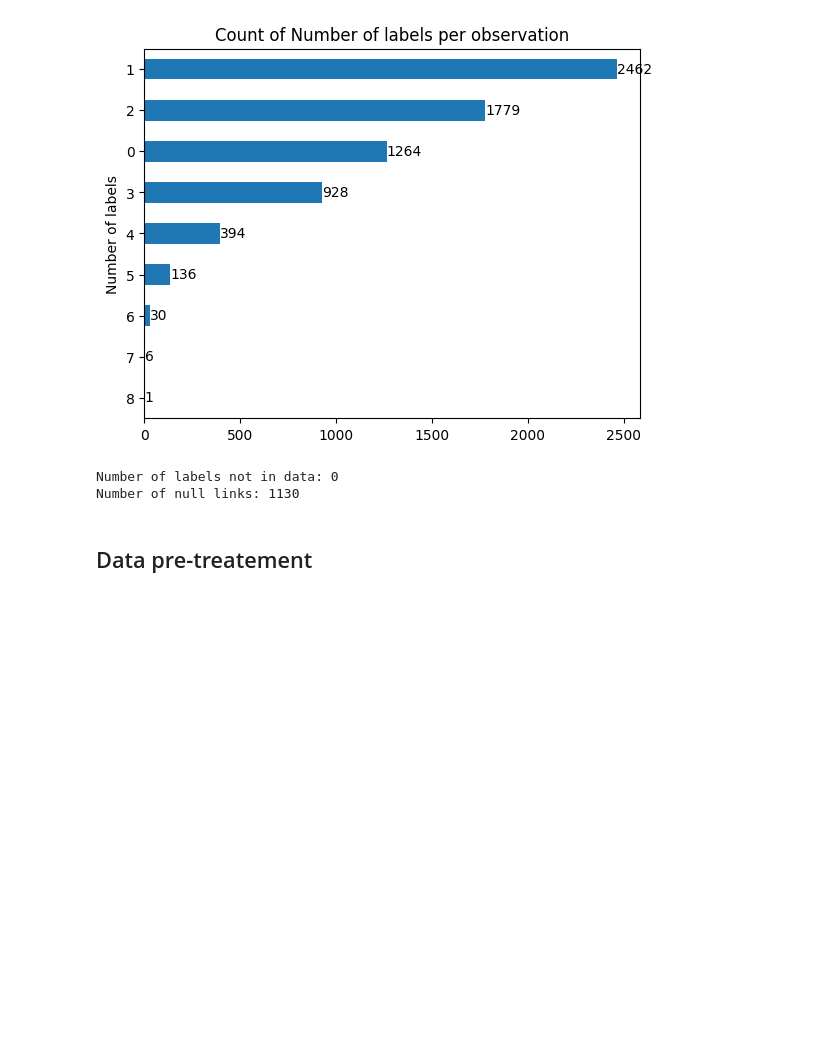
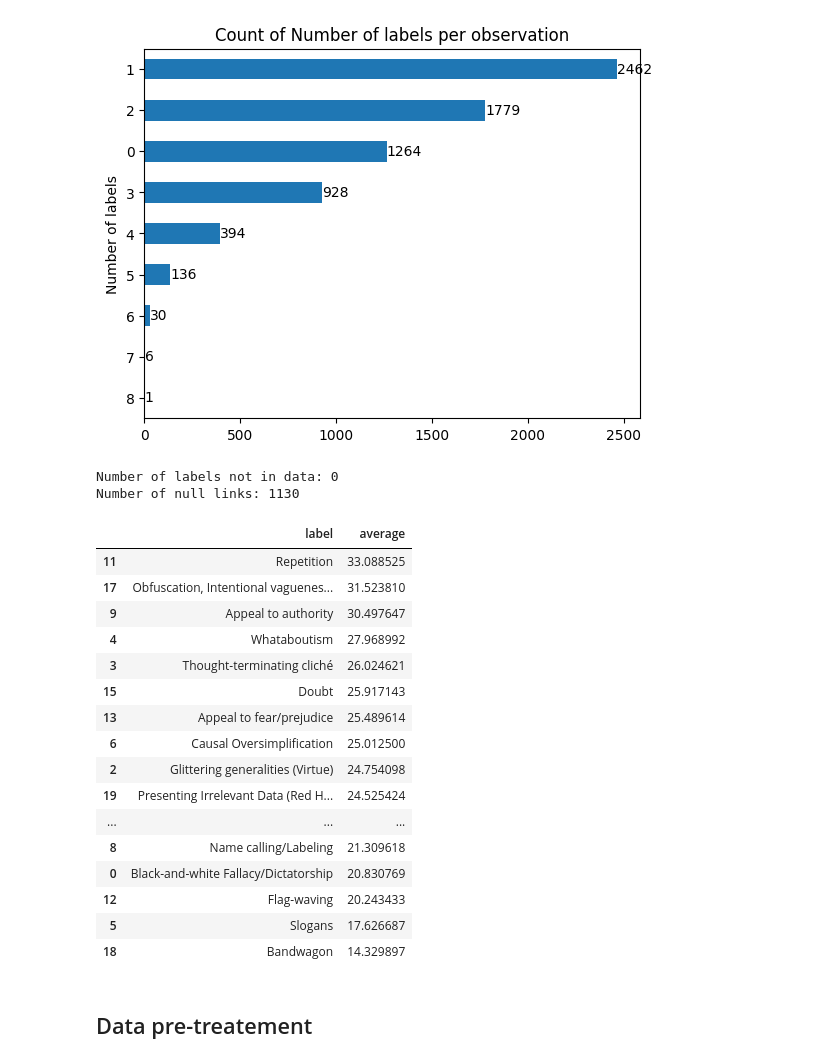
Before and after one commit to jaimeMontea/detection_techniques_memes, a Jupyter notebook: analysis.ipynb, the cells around one changed output. Drawn from its saved outputs; the diff is of its cells as text; code cells hidden in the pictures; blank space fills up the shorter version.

```diff
--- a/analysis.ipynb
+++ b/analysis.ipynb
@@ -28,11 +28,11 @@ print(f"Total number of observations: {len(data)}")
 # %% [output]
 Total number of observations: 7000
 # %%
-count = Counter()
+count_labels = Counter()
 for i, item in data["labels"].items():
-    count.update(item)
+    count_labels.update(item)
 
-df = pd.DataFrame.from_dict(count, orient='index', columns=["count"])
+df = pd.DataFrame.from_dict(count_labels, orient='index', columns=["count"])
 df_sorted = df.sort_values(by='count')
 
 ax = df_sorted.plot(kind="barh", legend=False)
@@ -45,11 +45,11 @@ plt.show()
 # %% [output]
 [figure]
 # %%
-count = Counter()
+count_number_labels = Counter()
 for i, item in data["labels"].items():
-    count.update(str(len(item)))
+    count_number_labels.update(str(len(item)))
 
-df = pd.DataFrame.from_dict(count, orient='index', columns=["count"])
+df = pd.DataFrame.from_dict(count_number_labels, orient='index', columns=["count"])
 df_sorted = df.sort_values(by='count')
 
 ax = df_sorted.plot(kind="barh", legend=False)
@@ -86,6 +86,43 @@ print(f"Number of null links: {null_links}")
 # %% [output]
 Number of labels not in data: 0
 Number of null links: 1130
+# %%
+# Counting number of words at each observation
+data["words"] = data["text"].str.split().str.len()
+
+# Counting total of words for each label
+count_words = defaultdict(int)
+for i, item in data["labels"].items():
+    for label in item:
+        count_words[label] += data.iloc[i, :]["words"]
+
+# Calculating the average of number of words per each label
+for label, count in count_words.items():
+    count_words[label] = count_words[label] / count_labels[label]
+
+# Displaying average number of words per label
+count_words_df = pd.DataFrame.from_dict(count_words, orient="index")
+count_words_df = count_words_df.reset_index()
+count_words_df = count_words_df.rename(columns={"index": "label", 0: "average"})
+count_words_df.sort_values(by="average", ascending=False)
+# %% [output]
+|  | label | average |
+| 11 | Repetition | 33.088525 |
+| 17 | Obfuscation, Intentional vaguenes... | 31.523810 |
+| 9 | Appeal to authority | 30.497647 |
+| 4 | Whataboutism | 27.968992 |
+| 3 | Thought-terminating cliché | 26.024621 |
+| 15 | Doubt | 25.917143 |
+| 13 | Appeal to fear/prejudice | 25.489614 |
+| 6 | Causal Oversimplification | 25.012500 |
+| 2 | Glittering generalities (Virtue) | 24.754098 |
+| 19 | Presenting Irrelevant Data (Red H... | 24.525424 |
+| ... | ... | ... |
+| 8 | Name calling/Labeling | 21.309618 |
+| 0 | Black-and-white Fallacy/Dictatorship | 20.830769 |
+| 12 | Flag-waving | 20.243433 |
+| 5 | Slogans | 17.626687 |
+| 18 | Bandwagon | 14.329897 |
 # %% [markdown]
 ## Data pre-treatement
 # %%
```
Also changed, not shown: parts of 3 cells of this notebook.
